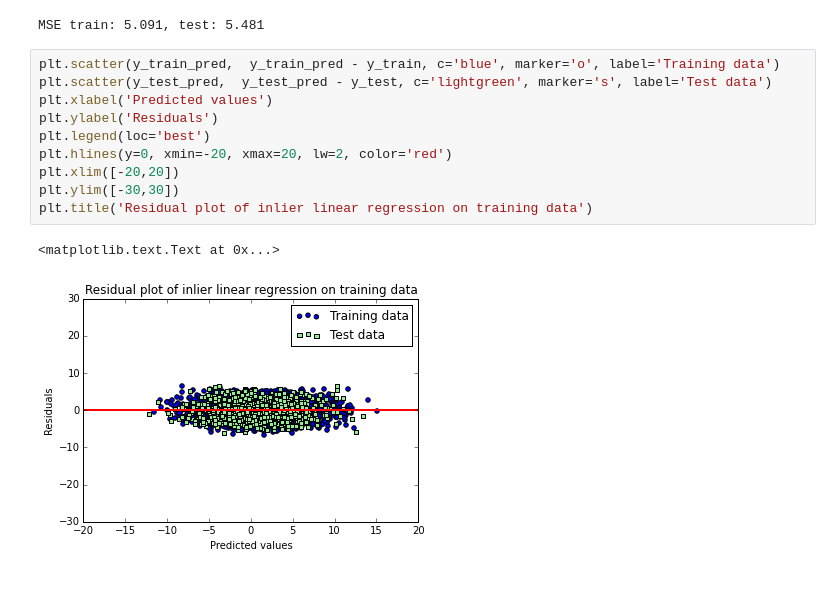
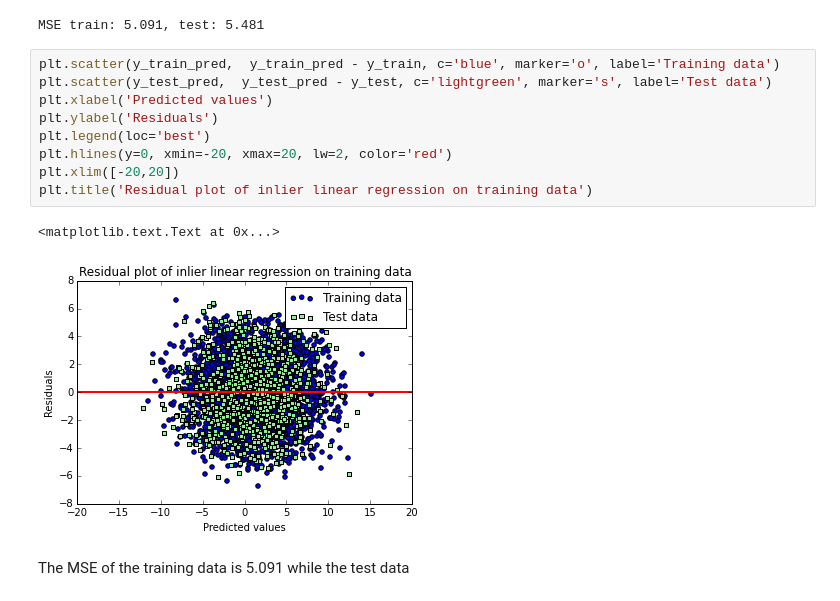
Before and after one commit to Fungie/C1-challenge, a Jupyter notebook: Capital one data science problem.ipynb, the cells around one changed output. Cells and saved outputs as stored; diff of their text form.

```diff
--- a/Capital one data science problem.ipynb
+++ b/Capital one data science problem.ipynb
@@ -291,13 +291,14 @@ MSE train: 5.091, test: 5.481
 # %%
 plt.scatter(y_train_pred,  y_train_pred - y_train, c='blue', marker='o', label='Training data')
 plt.scatter(y_test_pred,  y_test_pred - y_test, c='lightgreen', marker='s', label='Test data')
 plt.xlabel('Predicted values')
 plt.ylabel('Residuals')
 plt.legend(loc='best')
 plt.hlines(y=0, xmin=-20, xmax=20, lw=2, color='red')
 plt.xlim([-20,20])
-plt.ylim([-30,30])
 plt.title('Residual plot of inlier linear regression on training data')
 # %% [output]
 <matplotlib.text.Text at 0x...>
-[figure, old version]
+[figure, new version]
+# %% [markdown]
+The MSE of the training data is 5.091 while the test data
```
Also changed, not shown: parts of 2 cells of this notebook.
